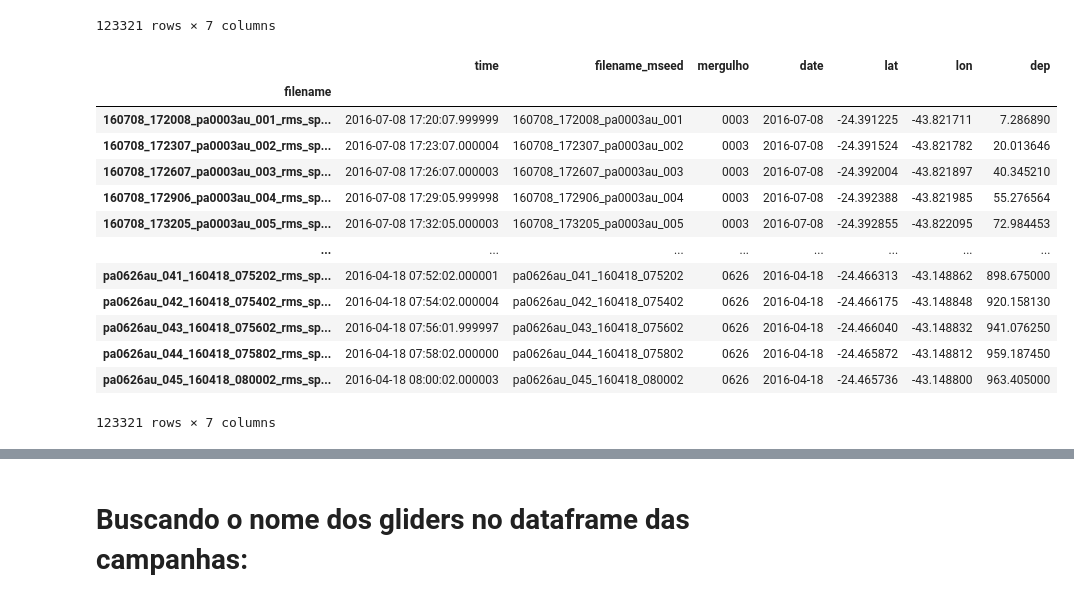
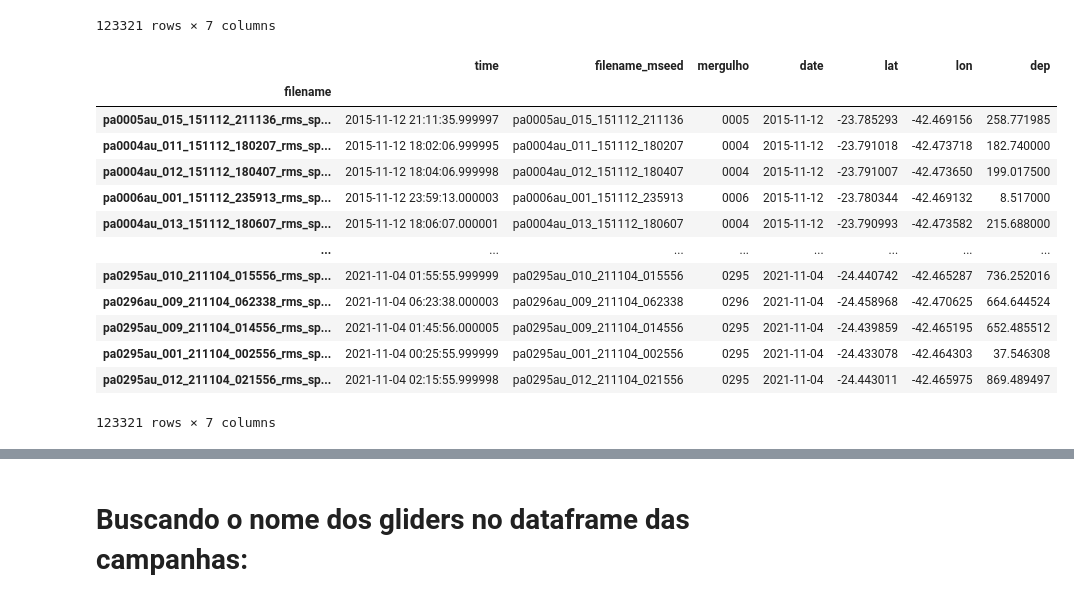
Before and after one commit to dIOGOLOC/marefone, a Jupyter notebook: diverse_tools/Tutorial/Renaming_file_per_dive/Tutorial_data_location_interpolation_dive.ipynb, the cells around one changed output, grey strips where cells are left out. Cells and saved outputs as stored; diff of their text form; code cells hidden in the pictures.

```diff
--- a/diverse_tools/Tutorial/Renaming_file_per_dive/Tutorial_data_location_interpolation_dive.ipynb
+++ b/diverse_tools/Tutorial/Renaming_file_per_dive/Tutorial_data_location_interpolation_dive.ipynb
@@ -296,19 +284,19 @@ df_csv['time'] =  df_csv['time'].apply(flatten)
 # %%
 df_csv_mean = df_csv.drop(columns=['latitude','longitude','depth',])
 # %%
-df_csv_mean
+df_csv_mean.sort_values(by='date')
 # %% [output]
 |  | time | filename_mseed | mergulho | date | lat | lon | dep |
 | filename |  |  |  |  |  |  |  |
-| 160708_172008_pa0003au_001_rms_sp... | 2016-07-08 17:20:07.999999 | 160708_172008_pa0003au_001 | 0003 | 2016-07-08 | -24.391225 | -43.821711 | 7.286890 |
-| 160708_172307_pa0003au_002_rms_sp... | 2016-07-08 17:23:07.000004 | 160708_172307_pa0003au_002 | 0003 | 2016-07-08 | -24.391524 | -43.821782 | 20.013646 |
-| 160708_172607_pa0003au_003_rms_sp... | 2016-07-08 17:26:07.000003 | 160708_172607_pa0003au_003 | 0003 | 2016-07-08 | -24.392004 | -43.821897 | 40.345210 |
-| 160708_172906_pa0003au_004_rms_sp... | 2016-07-08 17:29:05.999998 | 160708_172906_pa0003au_004 | 0003 | 2016-07-08 | -24.392388 | -43.821985 | 55.276564 |
-| 160708_173205_pa0003au_005_rms_sp... | 2016-07-08 17:32:05.000003 | 160708_173205_pa0003au_005 | 0003 | 2016-07-08 | -24.392855 | -43.822095 | 72.984453 |
+| pa0005au_015_151112_211136_rms_sp... | 2015-11-12 21:11:35.999997 | pa0005au_015_151112_211136 | 0005 | 2015-11-12 | -23.785293 | -42.469156 | 258.771985 |
+| pa0004au_011_151112_180207_rms_sp... | 2015-11-12 18:02:06.999995 | pa0004au_011_151112_180207 | 0004 | 2015-11-12 | -23.791018 | -42.473718 | 182.740000 |
+| pa0004au_012_151112_180407_rms_sp... | 2015-11-12 18:04:06.999998 | pa0004au_012_151112_180407 | 0004 | 2015-11-12 | -23.791007 | -42.473650 | 199.017500 |
+| pa0006au_001_151112_235913_rms_sp... | 2015-11-12 23:59:13.000003 | pa0006au_001_151112_235913 | 0006 | 2015-11-12 | -23.780344 | -42.469132 | 8.517000 |
+| pa0004au_013_151112_180607_rms_sp... | 2015-11-12 18:06:07.000001 | pa0004au_013_151112_180607 | 0004 | 2015-11-12 | -23.790993 | -42.473582 | 215.688000 |
 | ... | ... | ... | ... | ... | ... | ... | ... |
-| pa0626au_041_160418_075202_rms_sp... | 2016-04-18 07:52:02.000001 | pa0626au_041_160418_075202 | 0626 | 2016-04-18 | -24.466313 | -43.148862 | 898.675000 |
-| pa0626au_042_160418_075402_rms_sp... | 2016-04-18 07:54:02.000004 | pa0626au_042_160418_075402 | 0626 | 2016-04-18 | -24.466175 | -43.148848 | 920.158130 |
-| pa0626au_043_160418_075602_rms_sp... | 2016-04-18 07:56:01.999997 | pa0626au_043_160418_075602 | 0626 | 2016-04-18 | -24.466040 | -43.148832 | 941.076250 |
-| pa0626au_044_160418_075802_rms_sp... | 2016-04-18 07:58:02.000000 | pa0626au_044_160418_075802 | 0626 | 2016-04-18 | -24.465872 | -43.148812 | 959.187450 |
-| pa0626au_045_160418_080002_rms_sp... | 2016-04-18 08:00:02.000003 | pa0626au_045_160418_080002 | 0626 | 2016-04-18 | -24.465736 | -43.148800 | 963.405000 |
+| pa0295au_010_211104_015556_rms_sp... | 2021-11-04 01:55:55.999999 | pa0295au_010_211104_015556 | 0295 | 2021-11-04 | -24.440742 | -42.465287 | 736.252016 |
+| pa0296au_009_211104_062338_rms_sp... | 2021-11-04 06:23:38.000003 | pa0296au_009_211104_062338 | 0296 | 2021-11-04 | -24.458968 | -42.470625 | 664.644524 |
+| pa0295au_009_211104_014556_rms_sp... | 2021-11-04 01:45:56.000005 | pa0295au_009_211104_014556 | 0295 | 2021-11-04 | -24.439859 | -42.465195 | 652.485512 |
+| pa0295au_001_211104_002556_rms_sp... | 2021-11-04 00:25:55.999999 | pa0295au_001_211104_002556 | 0295 | 2021-11-04 | -24.433078 | -42.464303 | 37.546308 |
+| pa0295au_012_211104_021556_rms_sp... | 2021-11-04 02:15:55.999998 | pa0295au_012_211104_021556 | 0295 | 2021-11-04 | -24.443011 | -42.465975 | 869.489497 |
 123321 rows × 7 columns
```
Also changed, not shown: parts of 28 cells of this notebook.
